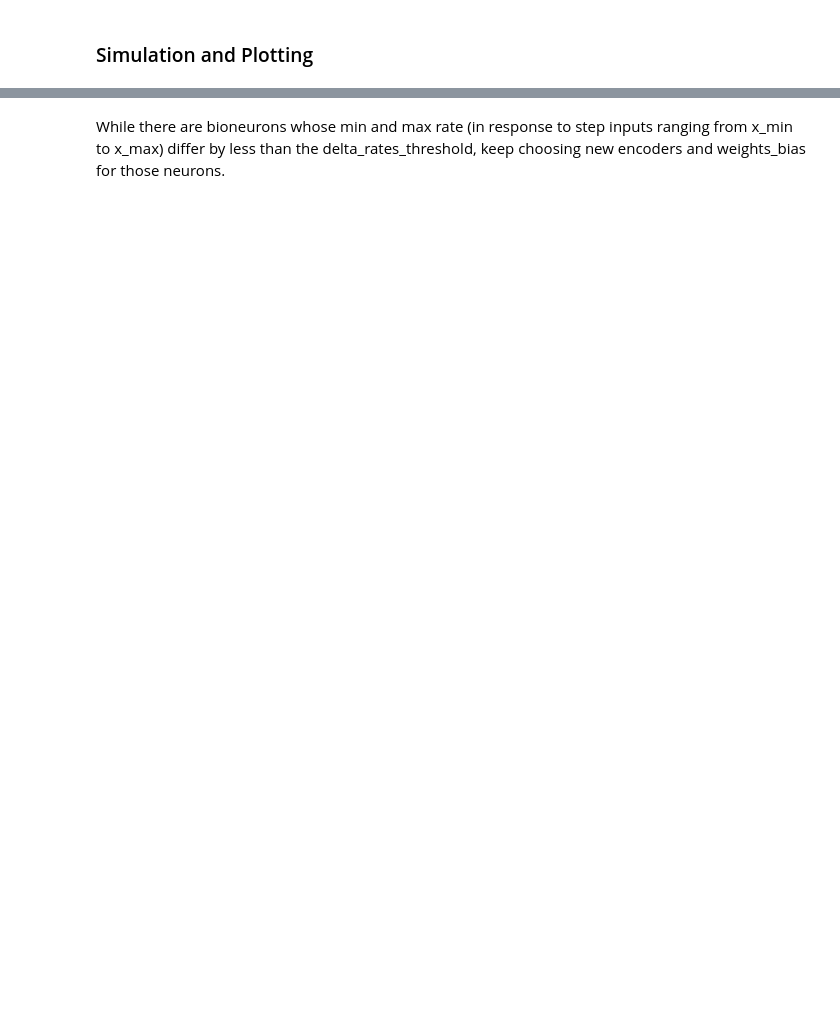
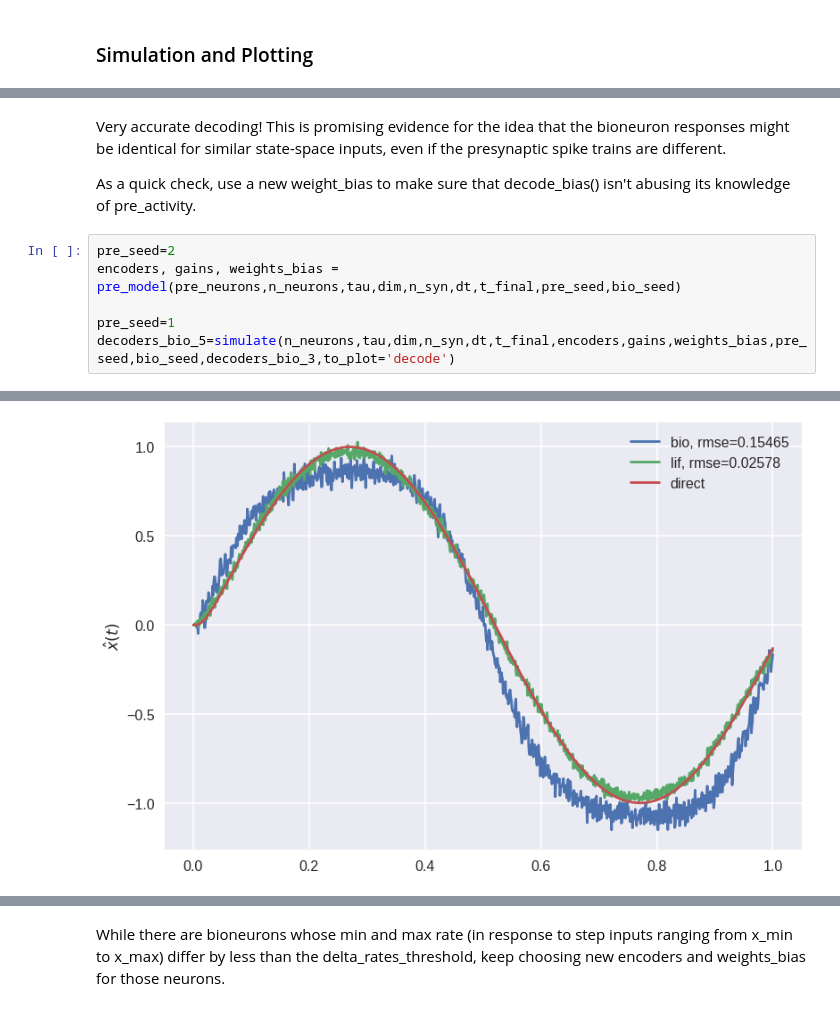
Before and after one commit to MrBananaHuman/bionengo, a Jupyter notebook: bioneuron_oracle.ipynb, the cells around one changed output, grey strips where cells are left out. Drawn from its saved outputs; the diff is of its cells as text; blank space fills up the shorter version.

```diff
--- a/bioneuron_oracle.ipynb
+++ b/bioneuron_oracle.ipynb
@@ -568,0 +507,11 @@ def response_curve_unit_test(x_vals,t_per_x,n_neurons,tau,dim,n_syn,dt,
+# %% [markdown]
+Very accurate decoding! This is promising evidence for the idea that the bioneuron responses might be identical for similar state-space inputs, even if the presynaptic spike trains are different.
+
+As a quick check, use a new weight_bias to make sure that decode_bias() isn't abusing its knowledge of pre_activity.
+# %%
+pre_seed=2
+encoders, gains, weights_bias = pre_model(pre_neurons,n_neurons,tau,dim,n_syn,dt,t_final,pre_seed,bio_seed)
+
+pre_seed=1
+decoders_bio_5=simulate(n_neurons,tau,dim,n_syn,dt,t_final,encoders,gains,weights_bias,pre_seed,bio_seed,decoders_bio_3,to_plot='decode')
+# %% [output]
@@ -568,0 +521 @@ def response_curve_unit_test(x_vals,t_per_x,n_neurons,tau,dim,n_syn,dt,
+[figure, added]
```
Also changed, not shown: parts of 49 cells of this notebook.
